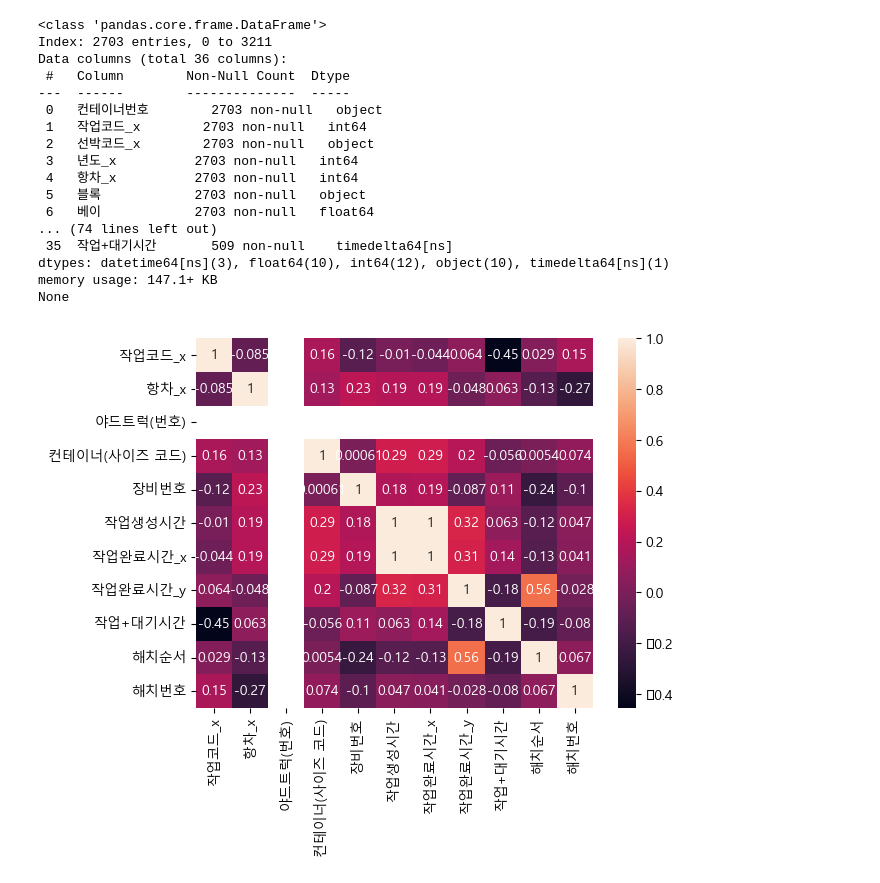
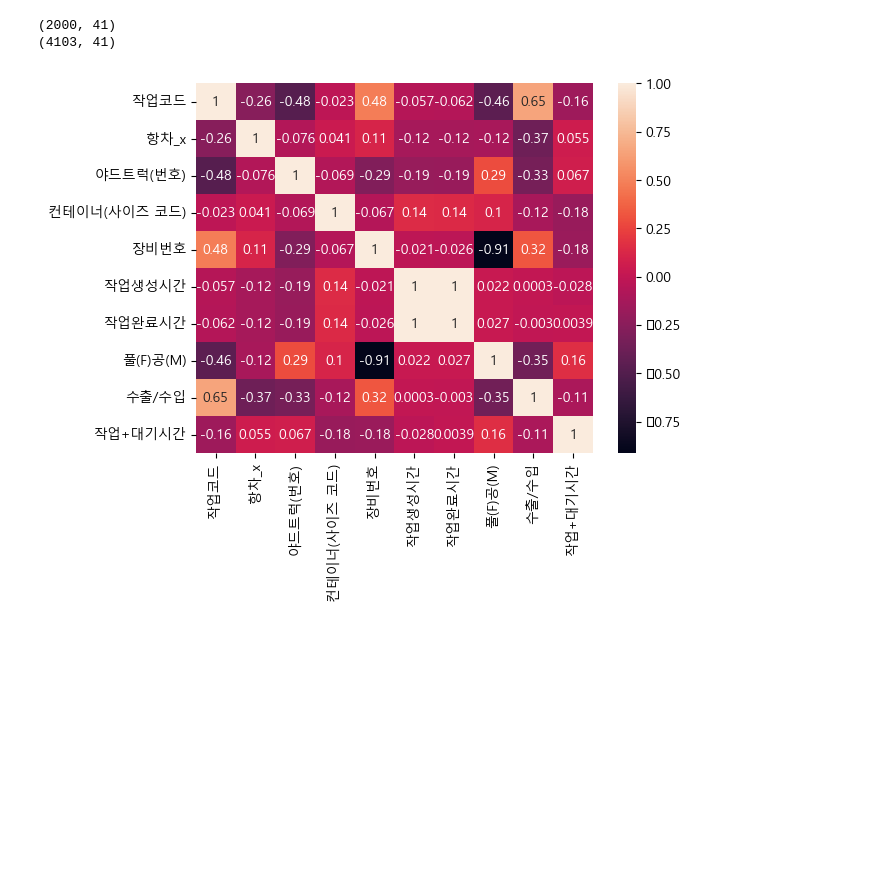
Before and after one commit to HyeongChank/TeamProject_PCTC, a Jupyter notebook: pctc-da/Congest_project/notebook/randomForest_predict.ipynb, the cells around one changed output. Saved outputs shown, nothing was run; the diff lists cells and outputs as text; code cells hidden in the pictures; blank space fills up the shorter version.

```diff
--- a/pctc-da/Congest_project/notebook/randomForest_predict.ipynb
+++ b/pctc-da/Congest_project/notebook/randomForest_predict.ipynb
@@ -93,27 +136,31 @@ Name: 작업완료시간_y, Length: 3212, dtype: datetime64[ns]
-# %%
-common_df_truck_yard = common_df[common_df['야드트럭(번호)'] != 1]
-print(common_df_truck_yard.info())
-common_df_truck_normal = common_df[common_df['야드트럭(번호)'] == 1]
-print(common_df_truck_normal.info())
-correlation_matrix = common_df_truck_normal[['작업코드_x','항차_x','야드트럭(번호)','컨테이너(사이즈 코드)','장비번호', '작업생성시간','작업완료시간_x', '작업완료시간_y','작업+대기시간','해치순서','해치번호']].corr()
-sns.heatmap(correlation_matrix, annot=True)
-plt.show()
-# %% [output]
-<class 'pandas.core.frame.DataFrame'>
-Index: 2703 entries, 0 to 3211
-Data columns (total 36 columns):
- #   Column        Non-Null Count  Dtype
----  ------        --------------  -----
- 0   컨테이너번호        2703 non-null   object
- 1   작업코드_x        2703 non-null   int64
- 2   선박코드_x        2703 non-null   object
- 3   년도_x          2703 non-null   int64
- 4   항차_x          2703 non-null   int64
- 5   블록            2703 non-null   object
- 6   베이            2703 non-null   float64
-... (74 lines left out)
- 35  작업+대기시간       509 non-null    timedelta64[ns]
-dtypes: datetime64[ns](3), float64(10), int64(12), object(10), timedelta64[ns](1)
-memory usage: 147.1+ KB
-None
-[figure, removed]
+# %%
+# data, quay merge
+common_df_truck_out = common_df[common_df['야드트럭(번호)'] != 1]
+print(common_df_truck_out.shape)
+common_df_truck_in = common_df[common_df['야드트럭(번호)'] == 1]
+print(common_df_truck_in.shape)
+correlation_matrix = common_df_truck_out[['작업코드','항차_x','야드트럭(번호)','컨테이너(사이즈 코드)','장비번호', '작업생성시간','작업완료시간', '풀(F)공(M)', '수출/수입','작업+대기시간']].corr()
+sns.heatmap(correlation_matrix, annot=True)
+plt.show()
+
+# # data, 반출입_예정
+# common_df_truck_out = common_df[common_df['야드트럭(번호)'] != 1]
+# print(common_df_truck_out.info())
+# common_df_truck_in = common_df[common_df['야드트럭(번호)'] == 1]
+# print(common_df_truck_in.info())
+# correlation_matrix = common_df_truck_out[['작업코드','항차_x','야드트럭(번호)','컨테이너(사이즈 코드)','장비번호', '작업생성시간','작업완료시간', '작업완료시간','작업+대기시간','시간','무게']].corr()
+# sns.heatmap(correlation_matrix, annot=True)
+# plt.show()
+
+# # data, 장치장 후 merge
+# common_df_truck_out = common_df[common_df['야드트럭(번호)'] != 1]
+# print(common_df_truck_out.info())
+# common_df_truck_in = common_df[common_df['야드트럭(번호)'] == 1]
+# print(common_df_truck_in.info())
+# correlation_matrix = common_df_truck_out[['작업코드','항차_x','야드트럭(번호)','컨테이너(사이즈 코드)','장비번호', '작업생성시간','작업완료시간', '작업완료시간','작업+대기시간','수출/수입', '베이_x', '로우_x', '티어_x']].corr()
+# sns.heatmap(correlation_matrix, annot=True)
+# plt.show()
+# %% [output]
+(2000, 41)
+(4103, 41)
+[figure, added]
```
Also changed, not shown: parts of 15 cells of this notebook, 6 other files.
